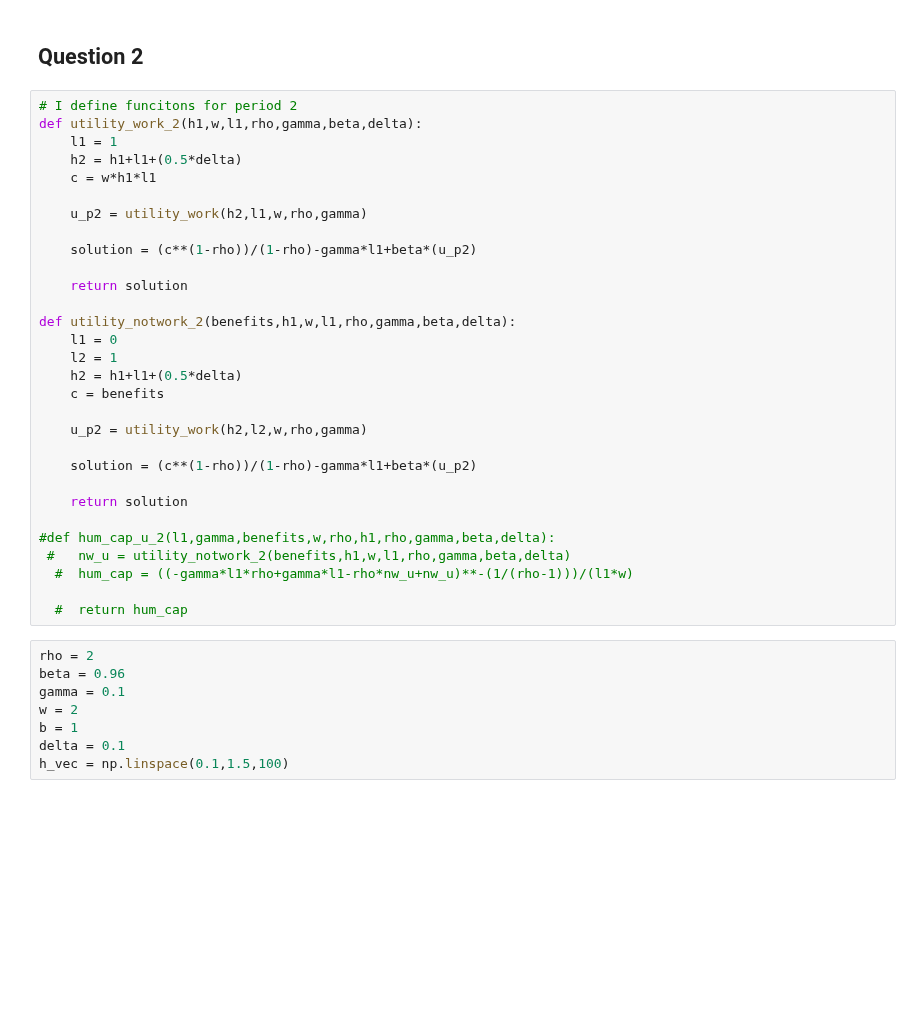
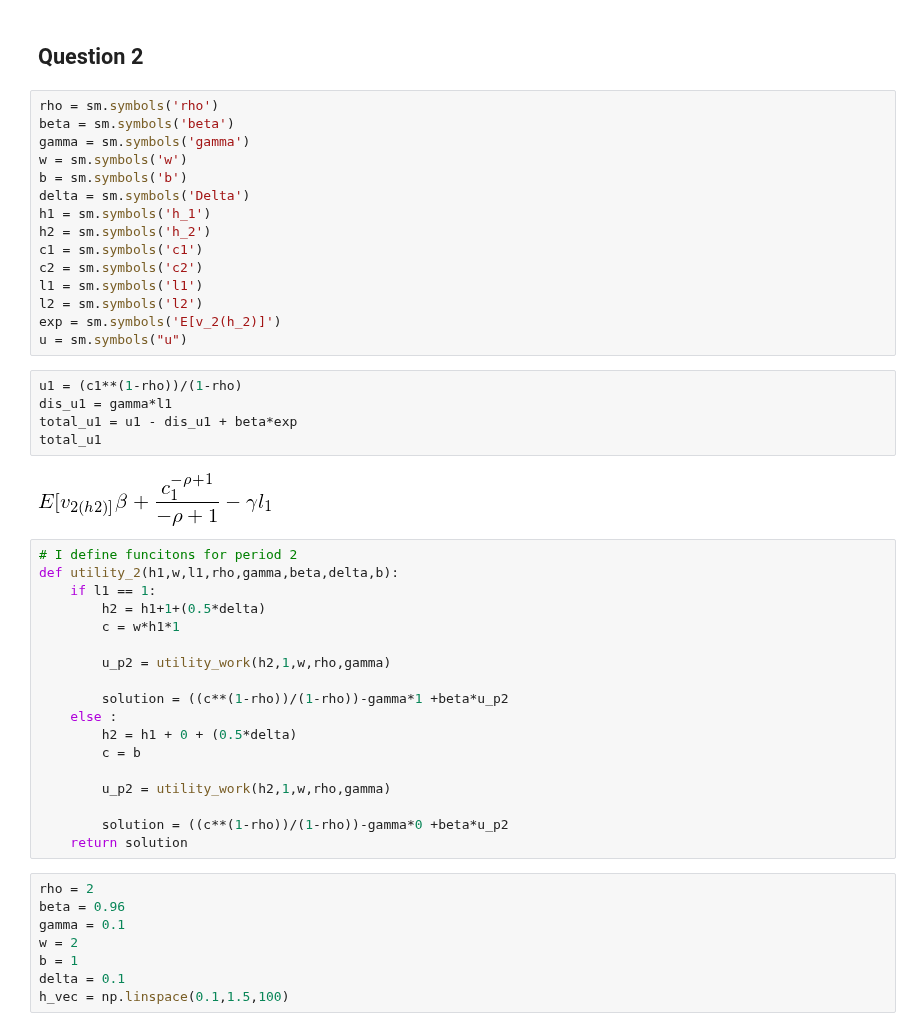
Before and after one commit to NumEconCopenhagen/projects-2019-al, a Jupyter notebook: examproject/August.ipynb, the cells around one changed output. Drawn from its saved outputs; the diff is of its cells as text; blank space fills up the shorter version.

```diff
--- a/examproject/August.ipynb
+++ b/examproject/August.ipynb
@@ -156,36 +155,46 @@ with a human capital level of 0.1 the worker will supply 0 labour (l=0)
 Interactive solution to question 1
 # %% [markdown]
 ## Question 2
+# %%
+rho = sm.symbols('rho')
+beta = sm.symbols('beta')
+gamma = sm.symbols('gamma')
+w = sm.symbols('w')
+b = sm.symbols('b')
+delta = sm.symbols('Delta')
+h1 = sm.symbols('h_1')
+h2 = sm.symbols('h_2')
+c1 = sm.symbols('c1')
+c2 = sm.symbols('c2')
+l1 = sm.symbols('l1')
+l2 = sm.symbols('l2')
+exp = sm.symbols('E[v_2(h_2)]')
+u = sm.symbols("u")
+# %%
+u1 = (c1**(1-rho))/(1-rho)
+dis_u1 = gamma*l1
+total_u1 = u1 - dis_u1 + beta*exp
+total_u1
+# %% [output]
+[figure, added]
 # %%
 # I define funcitons for period 2
-def utility_work_2(h1,w,l1,rho,gamma,beta,delta):
-    l1 = 1
-    h2 = h1+l1+(0.5*delta)
-    c = w*h1*l1
+def utility_2(h1,w,l1,rho,gamma,beta,delta,b):
+    if l1 == 1:
+        h2 = h1+1+(0.5*delta)
+        c = w*h1*1
 
-    u_p2 = utility_work(h2,l1,w,rho,gamma)
+        u_p2 = utility_work(h2,1,w,rho,gamma)
 
-    solution = (c**(1-rho))/(1-rho)-gamma*l1+beta*(u_p2)
+        solution = ((c**(1-rho))/(1-rho))-gamma*1 +beta*u_p2
+    else :
+        h2 = h1 + 0 + (0.5*delta)
+        c = b
 
+        u_p2 = utility_work(h2,1,w,rho,gamma)
+
+        solution = ((c**(1-rho))/(1-rho))-gamma*0 +beta*u_p2
     return solution
-
-def utility_notwork_2(benefits,h1,w,l1,rho,gamma,beta,delta):
-    l1 = 0
-    l2 = 1
-    h2 = h1+l1+(0.5*delta)
-    c = benefits
-
-    u_p2 = utility_work(h2,l2,w,rho,gamma)
-
-    solution = (c**(1-rho))/(1-rho)-gamma*l1+beta*(u_p2)
-
-    return solution
-
-#def hum_cap_u_2(l1,gamma,benefits,w,rho,h1,rho,gamma,beta,delta):
- #   nw_u = utility_notwork_2(benefits,h1,w,l1,rho,gamma,beta,delta)
-  #  hum_cap = ((-gamma*l1*rho+gamma*l1-rho*nw_u+nw_u)**-(1/(rho-1)))/(l1*w)
-
-  #  return hum_cap
 # %%
 rho = 2
 beta = 0.96
```
Also changed, not shown: parts of 14 cells of this notebook, 1 other file.
